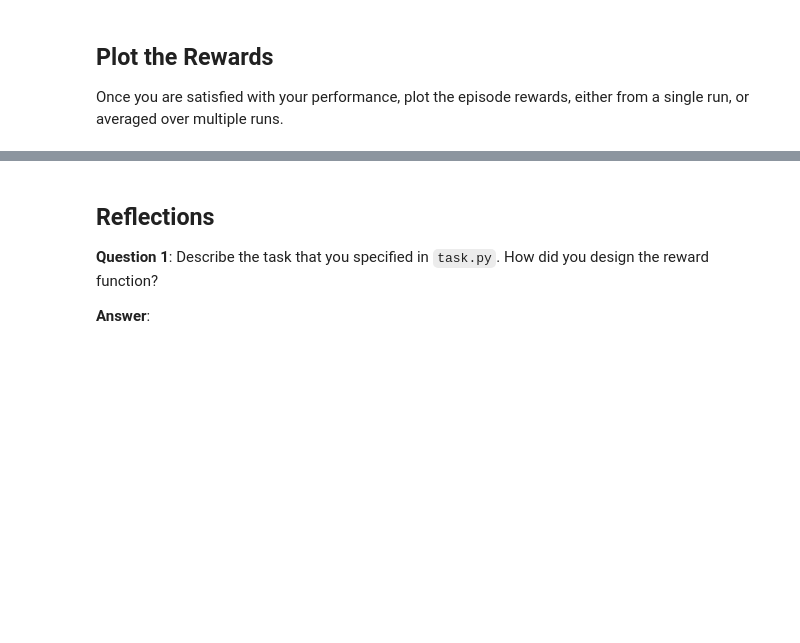
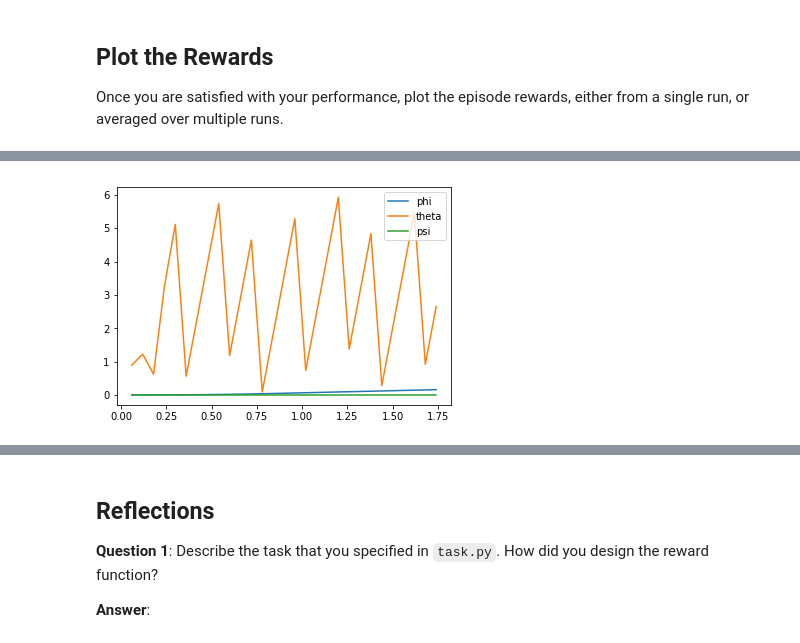
Before and after one commit to ezhilvendhan/RL-Quadcopter-2, a Jupyter notebook: Quadcopter_Project.ipynb, the cells around one changed output, grey strips where cells are left out. Cells and saved outputs as stored; diff of their text form; code cells hidden in the pictures; blank space fills up the shorter version.

```diff
--- a/Quadcopter_Project.ipynb
+++ b/Quadcopter_Project.ipynb
@@ -221,0 +312,8 @@ Once you are satisfied with your performance, plot the episode rewards, either f
+# %%
+plt.plot(ddpg_results['time'], ddpg_results['phi'], label='phi')
+plt.plot(ddpg_results['time'], ddpg_results['theta'], label='theta')
+plt.plot(ddpg_results['time'], ddpg_results['psi'], label='psi')
+plt.legend()
+_ = plt.ylim()
+# %% [output]
+[figure, added]
```
Also changed, not shown: parts of 10 cells of this notebook, 7 other files.
